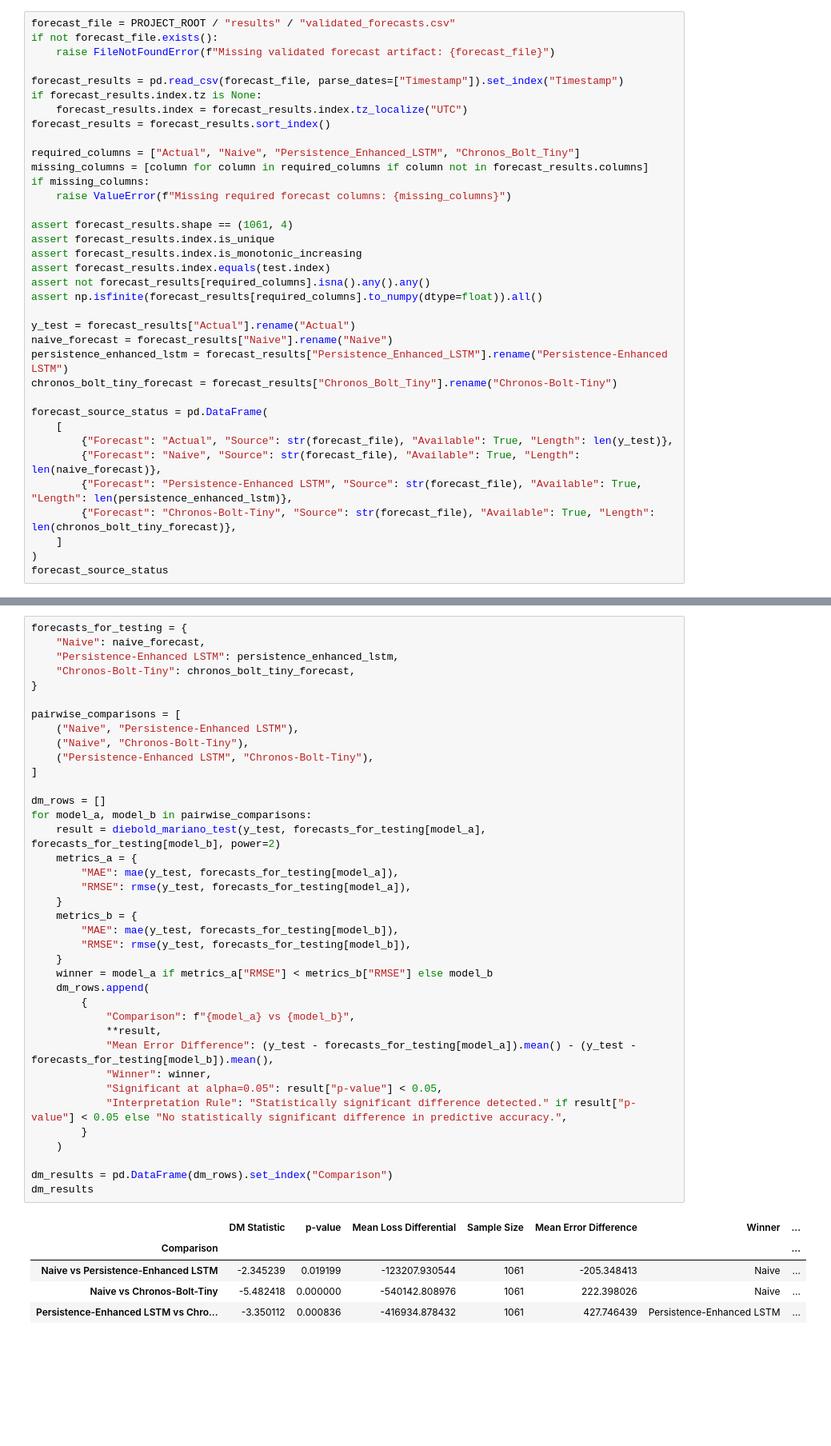
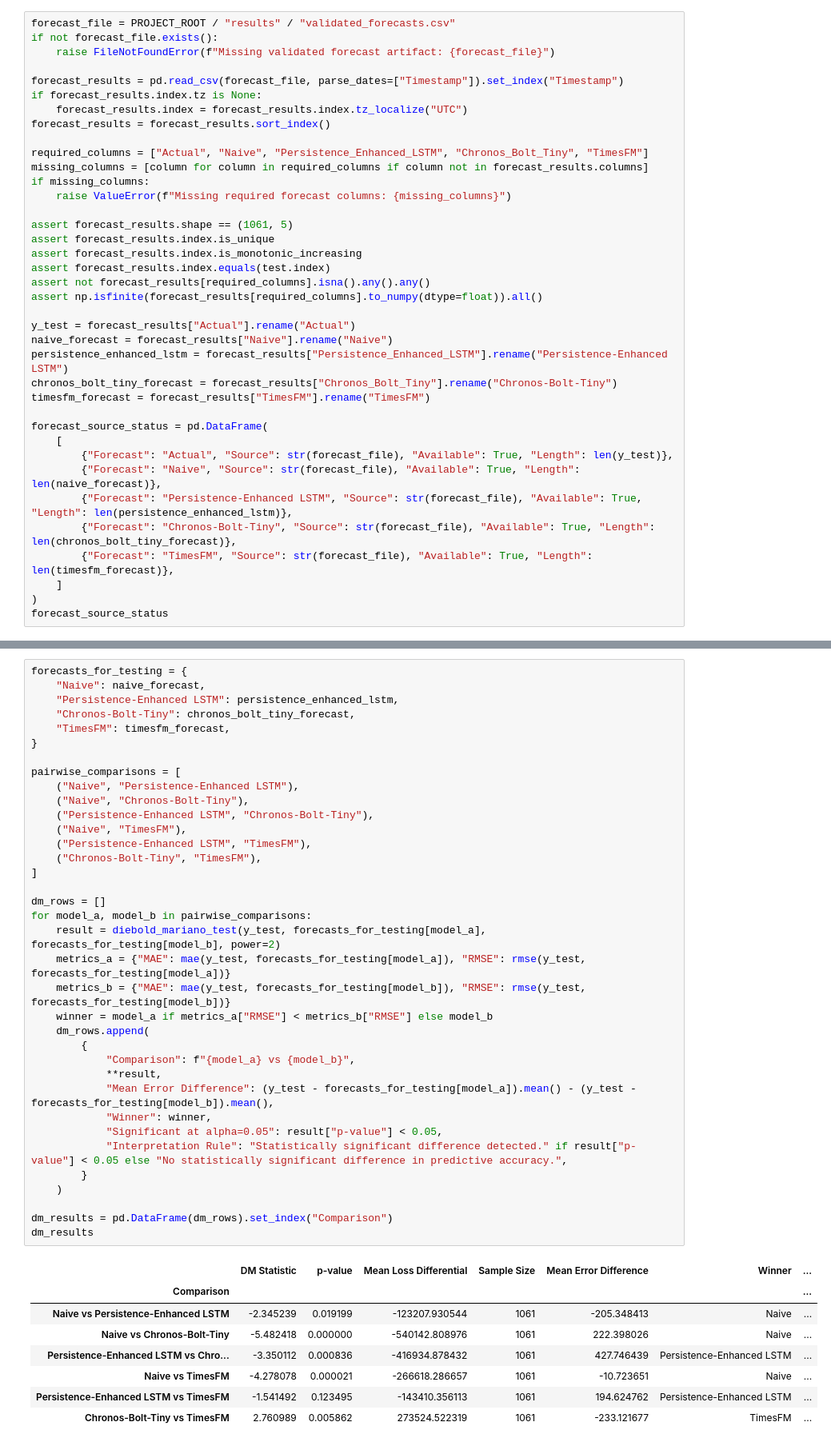
Before and after one commit to mdsoadsolaiman/TimeSeriesFoundationModels, a Jupyter notebook: notebooks/09_Statistical_Significance_Test.ipynb, the cells around one changed output, grey strips where cells are left out. Shown at 80% size. Cells and saved outputs as stored; diff of their text form; blank space fills up the shorter version.

```diff
--- a/notebooks/09_Statistical_Significance_Test.ipynb
+++ b/notebooks/09_Statistical_Significance_Test.ipynb
@@ -84,12 +85,12 @@ if forecast_results.index.tz is None:
     forecast_results.index = forecast_results.index.tz_localize("UTC")
 forecast_results = forecast_results.sort_index()
 
-required_columns = ["Actual", "Naive", "Persistence_Enhanced_LSTM", "Chronos_Bolt_Tiny"]
+required_columns = ["Actual", "Naive", "Persistence_Enhanced_LSTM", "Chronos_Bolt_Tiny", "TimesFM"]
 missing_columns = [column for column in required_columns if column not in forecast_results.columns]
 if missing_columns:
     raise ValueError(f"Missing required forecast columns: {missing_columns}")
 
-assert forecast_results.shape == (1061, 4)
+assert forecast_results.shape == (1061, 5)
 assert forecast_results.index.is_unique
 assert forecast_results.index.is_monotonic_increasing
 assert forecast_results.index.equals(test.index)
@@ -100,6 +101,7 @@ y_test = forecast_results["Actual"].rename("Actual")
 naive_forecast = forecast_results["Naive"].rename("Naive")
 persistence_enhanced_lstm = forecast_results["Persistence_Enhanced_LSTM"].rename("Persistence-Enhanced LSTM")
 chronos_bolt_tiny_forecast = forecast_results["Chronos_Bolt_Tiny"].rename("Chronos-Bolt-Tiny")
+timesfm_forecast = forecast_results["TimesFM"].rename("TimesFM")
 
 forecast_source_status = pd.DataFrame(
     [
@@ -107,6 +109,7 @@ forecast_source_status = pd.DataFrame(
         {"Forecast": "Naive", "Source": str(forecast_file), "Available": True, "Length": len(naive_forecast)},
         {"Forecast": "Persistence-Enhanced LSTM", "Source": str(forecast_file), "Available": True, "Length": len(persistence_enhanced_lstm)},
         {"Forecast": "Chronos-Bolt-Tiny", "Source": str(forecast_file), "Available": True, "Length": len(chronos_bolt_tiny_forecast)},
+        {"Forecast": "TimesFM", "Source": str(forecast_file), "Available": True, "Length": len(timesfm_forecast)},
     ]
 )
 forecast_source_status
@@ -275,45 +293,46 @@ forecasts_for_testing = {
     "Naive": naive_forecast,
     "Persistence-Enhanced LSTM": persistence_enhanced_lstm,
     "Chronos-Bolt-Tiny": chronos_bolt_tiny_forecast,
+    "TimesFM": timesfm_forecast,
 }
 
 pairwise_comparisons = [
     ("Naive", "Persistence-Enhanced LSTM"),
     ("Naive", "Chronos-Bolt-Tiny"),
     ("Persistence-Enhanced LSTM", "Chronos-Bolt-Tiny"),
+    ("Naive", "TimesFM"),
+    ("Persistence-Enhanced LSTM", "TimesFM"),
+    ("Chronos-Bolt-Tiny", "TimesFM"),
 ]
 
 dm_rows = []
 for model_a, model_b in pairwise_comparisons:
     result = diebold_mariano_test(y_test, forecasts_for_testing[model_a], forecasts_for_testing[model_b], power=2)
-    metrics_a = {
-        "MAE": mae(y_test, forecasts_for_testing[model_a]),
-        "RMSE": rmse(y_test, forecasts_for_testing[model_a]),
-    }
-    metrics_b = {
-        "MAE": mae(y_test, forecasts_for_testing[model_b]),
-        "RMSE": rmse(y_test, forecasts_for_testing[model_b]),
-    }
+    metrics_a = {"MAE": mae(y_test, forecasts_for_testing[model_a]), "RMSE": rmse(y_test, forecasts_for_testing[model_a])}
+    metrics_b = {"MAE": mae(y_test, forecasts_for_testing[model_b]), "RMSE": rmse(y_test, forecasts_for_testing[model_b])}
     winner = model_a if metrics_a["RMSE"] < metrics_b["RMSE"] else model_b
     dm_rows.append(
         {
             "Comparison": f"{model_a} vs {model_b}",
             **result,
             "Mean Error Difference": (y_test - forecasts_for_testing[model_a]).mean() - (y_test - forecasts_for_testing[model_b]).mean(),
             "Winner": winner,
             "Significant at alpha=0.05": result["p-value"] < 0.05,
             "Interpretation Rule": "Statistically significant difference detected." if result["p-value"] < 0.05 else "No statistically significant difference in predictive accuracy.",
         }
     )
 
 dm_results = pd.DataFrame(dm_rows).set_index("Comparison")
 dm_results
 # %% [output]
 |  | DM Statistic | p-value | Mean Loss Differential | Sample Size | Mean Error Difference | Winner | ... |
 | Comparison |  |  |  |  |  |  | ... |
 | Naive vs Persistence-Enhanced LSTM | -2.345239 | 0.019199 | -123207.930544 | 1061 | -205.348413 | Naive | ... |
 | Naive vs Chronos-Bolt-Tiny | -5.482418 | 0.000000 | -540142.808976 | 1061 | 222.398026 | Naive | ... |
 | Persistence-Enhanced LSTM vs Chro... | -3.350112 | 0.000836 | -416934.878432 | 1061 | 427.746439 | Persistence-Enhanced LSTM | ... |
+| Naive vs TimesFM | -4.278078 | 0.000021 | -266618.286657 | 1061 | -10.723651 | Naive | ... |
+| Persistence-Enhanced LSTM vs TimesFM | -1.541492 | 0.123495 | -143410.356113 | 1061 | 194.624762 | Persistence-Enhanced LSTM | ... |
+| Chronos-Bolt-Tiny vs TimesFM | 2.760989 | 0.005862 | 273524.522319 | 1061 | -233.121677 | TimesFM | ... |
 # %% [markdown]
 ## 6. Error Distribution Analysis
 # %%
```
Also changed, not shown: parts of 12 cells of this notebook, 1 other file.
